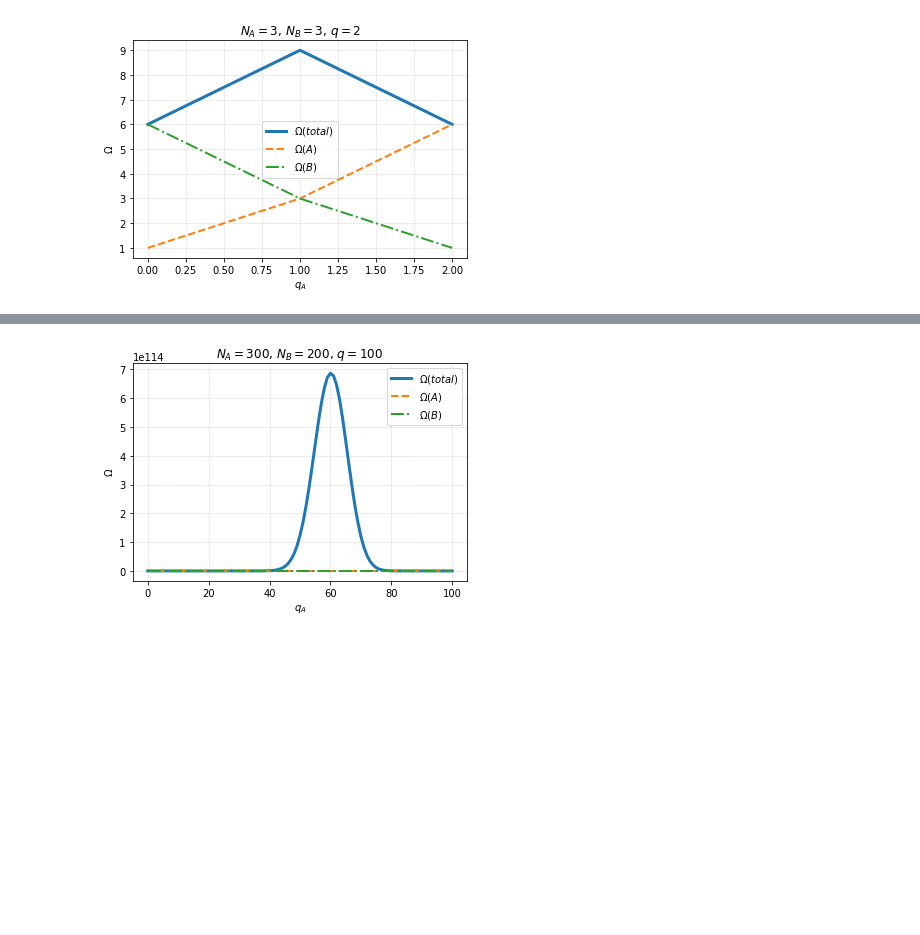
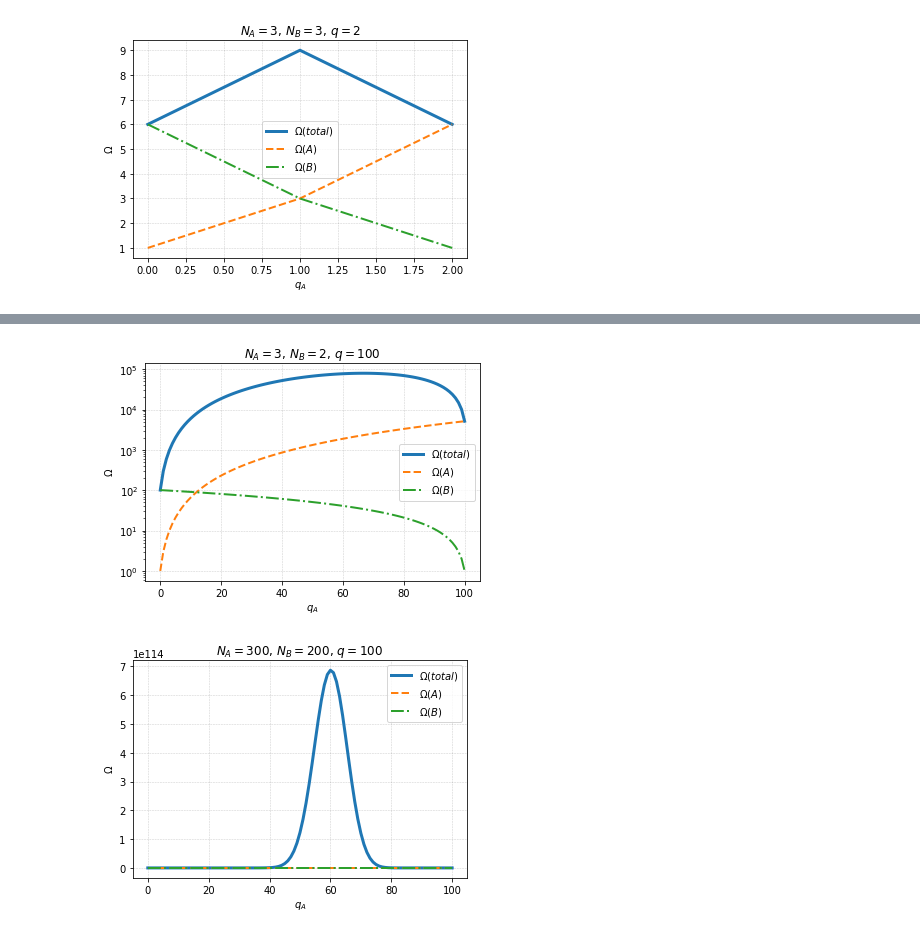
Before and after one commit to sabaronett/2017-cmp, a Jupyter notebook: homework/Baronett_hw02.ipynb, the cells around one changed output, grey strips where cells are left out. Saved outputs shown, nothing was run; the diff lists cells and outputs as text; code cells hidden in the pictures; blank space fills up the shorter version.

```diff
--- a/homework/Baronett_hw02.ipynb
+++ b/homework/Baronett_hw02.ipynb
@@ -58,6 +58,37 @@ def Plot_Omega(Na, Nb, q):
     plt.legend(loc='best')
     plt.grid(color='black', alpha=0.2, linestyle='dashed', linewidth=0.5)
     plt.show()
+
+def Plot_Omega_log(Na, Nb, q):
+    """
+    Plot the multiplicities, as a function of qa,
+    of Na and Nb harmonic oscillators and q total
+    units of energy.
+    """
+    qa_series = range(q + 1)
+    Omega_A = []
+    Omega_B = []
+    Omega_tot = np.empty(1)
+
+    for qa in qa_series:
+        Omega_A.append(Multiplicity(Na, qa))
+        Omega_B.append(Multiplicity(Nb, (q - qa)))
+
+    Omega_A = np.asarray(Omega_A)
+    Omega_B = np.asarray(Omega_B)
+    Omega_tot = Omega_A * Omega_B
+
+    plt.plot(qa_series, Omega_tot, linewidth=3, label='$\Omega(total)$')
+    plt.plot(qa_series, Omega_A, "--", linewidth=2, label='$\Omega(A)$')
+    plt.plot(qa_series, Omega_B, "-.", linewidth=2, label='$\Omega(B)$')
+    plt.title('$N_A =$' + str(Na) + ', $N_B =$' + str(Nb) + ', $q =$' + str(q))
+    #plt.xscale('log')
+    plt.yscale('log')
+    plt.xlabel('$q_A$')
+    plt.ylabel('$\Omega$')
+    plt.legend(loc='best')
+    plt.grid(color='black', alpha=0.2, linestyle='dashed', linewidth=0.5)
+    plt.show()
 # %%
 Plot_Omega(3, 3, 2)
 # %% [output]
@@ -65,3 +100,7 @@ Plot_Omega(3, 3, 2)
+# %%
+Plot_Omega_log(3, 2, 100)
+# %% [output]
+[figure, added]
 # %%
 Plot_Omega(300, 200, 100)
 # %% [output]
```
Also changed, not shown: parts of 1 cell of this notebook.
